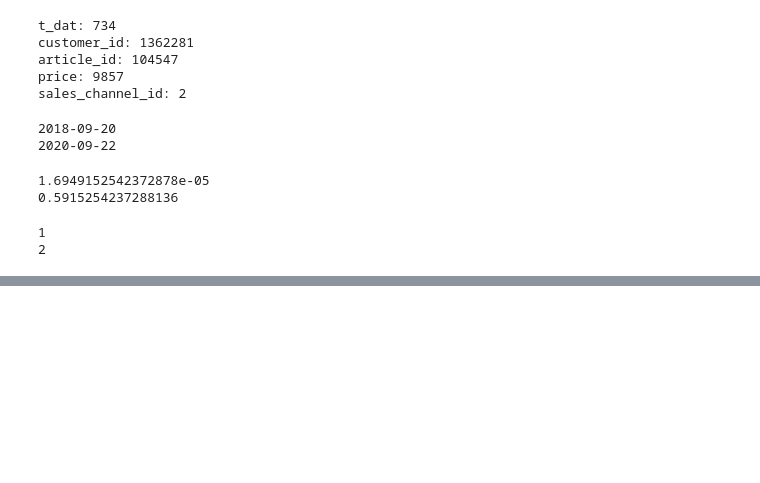
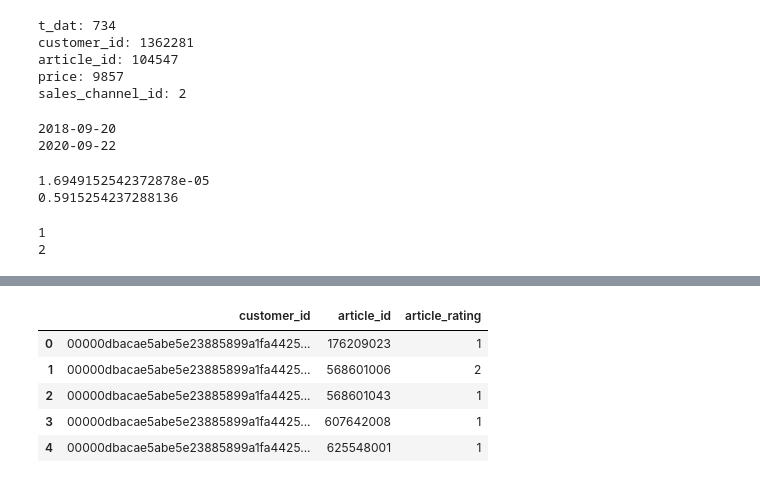
Before and after one commit to mattflaherty97/hm-sna-project, a Jupyter notebook: exploration.ipynb, the cells around one changed output, grey strips where cells are left out. Saved outputs shown, nothing was run; the diff lists cells and outputs as text; code cells hidden in the pictures; blank space fills up the shorter version.

```diff
--- a/exploration.ipynb
+++ b/exploration.ipynb
@@ -119,0 +222,11 @@ print(transactions_train.sales_channel_id.max())
+# %%
+# rating as the number of purchases for the item
+article_rating = pd.DataFrame(transactions_train.groupby(['customer_id', 'article_id']).count()['t_dat']).reset_index().rename(columns={'t_dat': 'article_rating'})
+article_rating.head()
+# %% [output]
+|  | customer_id | article_id | article_rating |
+| 0 | 00000dbacae5abe5e23885899a1fa4425... | 176209023 | 1 |
+| 1 | 00000dbacae5abe5e23885899a1fa4425... | 568601006 | 2 |
+| 2 | 00000dbacae5abe5e23885899a1fa4425... | 568601043 | 1 |
+| 3 | 00000dbacae5abe5e23885899a1fa4425... | 607642008 | 1 |
+| 4 | 00000dbacae5abe5e23885899a1fa4425... | 625548001 | 1 |
```
Also changed, not shown: parts of 17 cells of this notebook.
